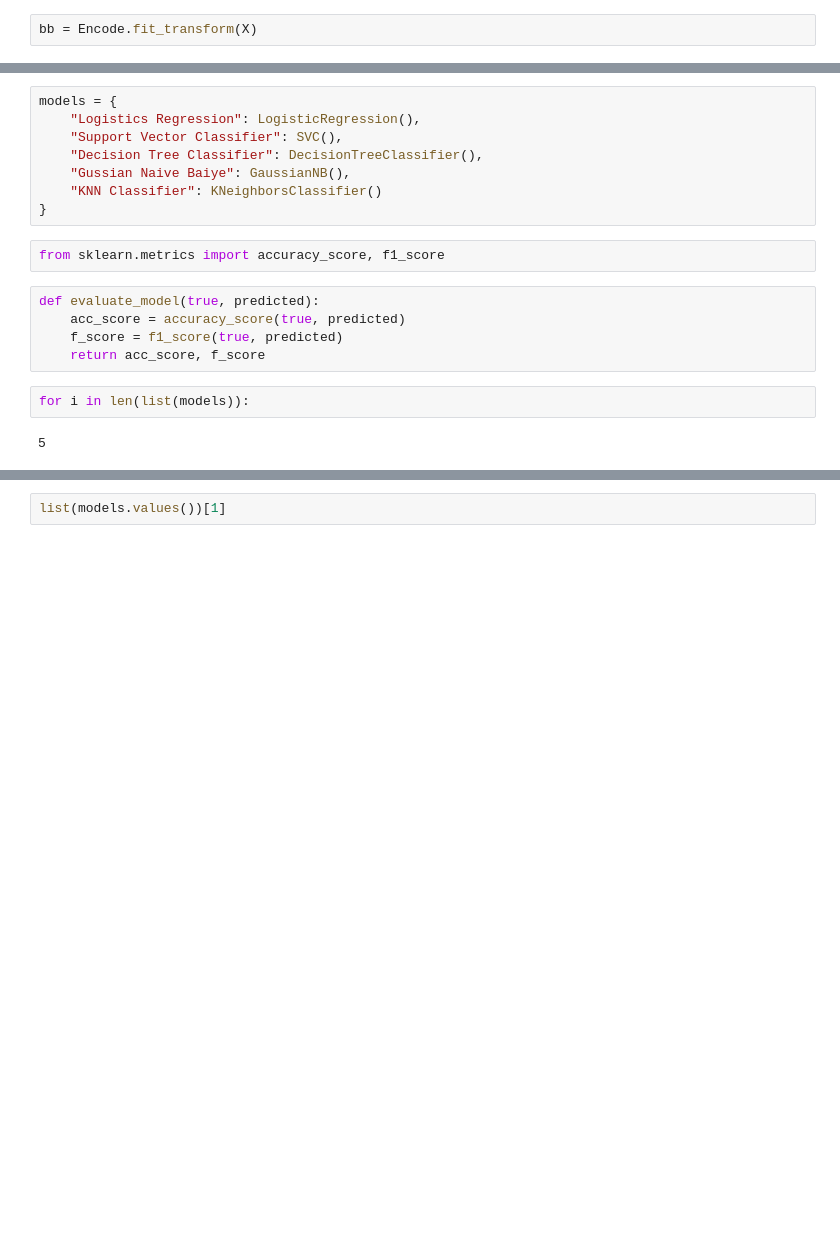
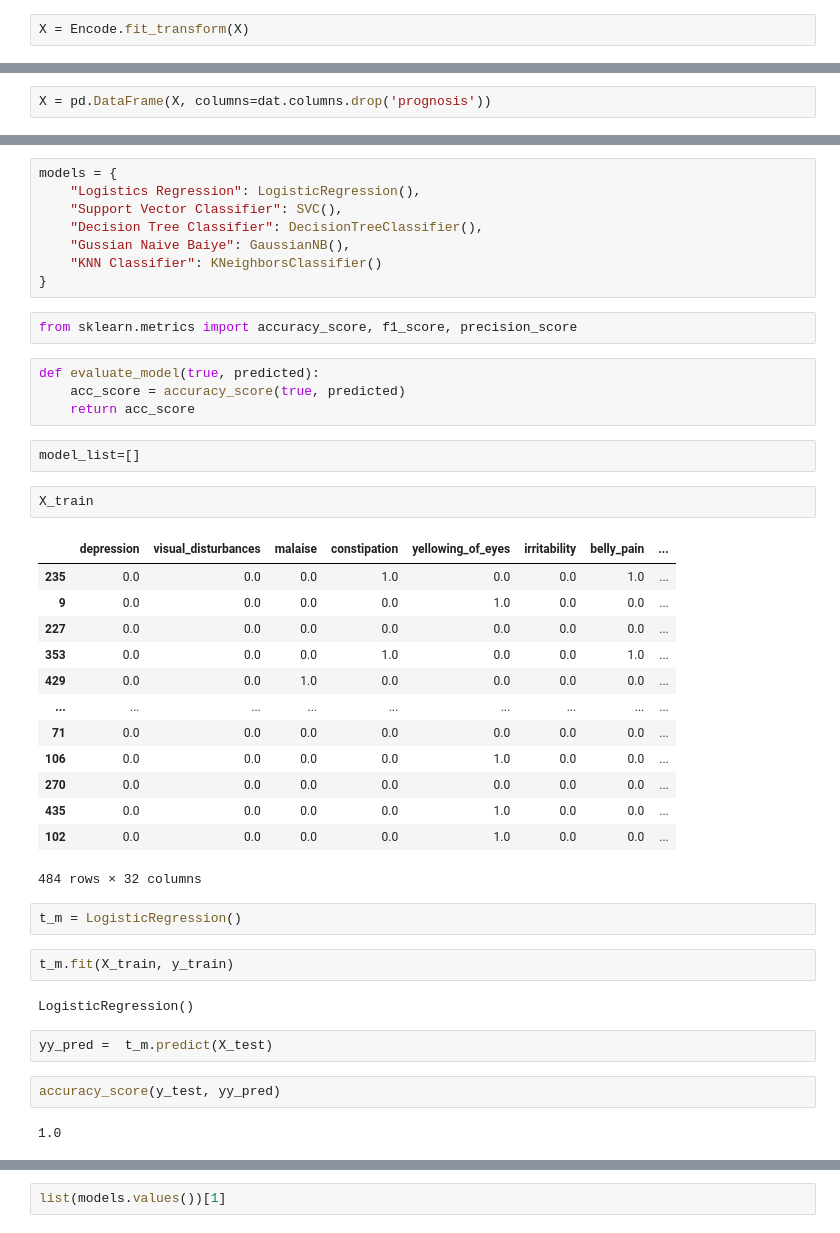
Before and after one commit to suleimanyyy/Disease_Detector, a Jupyter notebook: research/EDA.ipynb, the cells around one changed output, grey strips where cells are left out. Cells and saved outputs as stored; diff of their text form; blank space fills up the shorter version.

```diff
--- a/research/EDA.ipynb
+++ b/research/EDA.ipynb
@@ -495,4 +532,4 @@ from sklearn.preprocessing import OrdinalEncoder
 # %%
 Encode = OrdinalEncoder()
 # %%
-bb = Encode.fit_transform(X)
+X = Encode.fit_transform(X)
@@ -519,3 +546,5 @@ pd.DataFrame(bb, columns=X.columns)
+# %%
+X = pd.DataFrame(X, columns=dat.columns.drop('prognosis'))
 # %%
 from sklearn.model_selection import train_test_split
 # %%
@@ -536,13 +565,38 @@ models = {
     "KNN Classifier": KNeighborsClassifier()
 }
 # %%
-from sklearn.metrics import accuracy_score, f1_score
+from sklearn.metrics import accuracy_score, f1_score, precision_score
 # %%
 def evaluate_model(true, predicted):
     acc_score = accuracy_score(true, predicted)
-    f_score = f1_score(true, predicted)
-    return acc_score, f_score
+    return acc_score
-# %%
-for i in len(list(models)):
-# %% [output]
-5
+# %%
+model_list=[]
+# %%
+X_train
+# %% [output]
+|  | depression | visual_disturbances | malaise | constipation | yellowing_of_eyes | irritability | belly_pain | ... |
+| 235 | 0.0 | 0.0 | 0.0 | 1.0 | 0.0 | 0.0 | 1.0 | ... |
+| 9 | 0.0 | 0.0 | 0.0 | 0.0 | 1.0 | 0.0 | 0.0 | ... |
+| 227 | 0.0 | 0.0 | 0.0 | 0.0 | 0.0 | 0.0 | 0.0 | ... |
+| 353 | 0.0 | 0.0 | 0.0 | 1.0 | 0.0 | 0.0 | 1.0 | ... |
+| 429 | 0.0 | 0.0 | 1.0 | 0.0 | 0.0 | 0.0 | 0.0 | ... |
+| ... | ... | ... | ... | ... | ... | ... | ... | ... |
+| 71 | 0.0 | 0.0 | 0.0 | 0.0 | 0.0 | 0.0 | 0.0 | ... |
+| 106 | 0.0 | 0.0 | 0.0 | 0.0 | 1.0 | 0.0 | 0.0 | ... |
+| 270 | 0.0 | 0.0 | 0.0 | 0.0 | 0.0 | 0.0 | 0.0 | ... |
+| 435 | 0.0 | 0.0 | 0.0 | 0.0 | 1.0 | 0.0 | 0.0 | ... |
+| 102 | 0.0 | 0.0 | 0.0 | 0.0 | 1.0 | 0.0 | 0.0 | ... |
+484 rows × 32 columns
+# %%
+t_m = LogisticRegression()
+# %%
+t_m.fit(X_train, y_train)
+# %% [output]
+LogisticRegression()
+# %%
+yy_pred =  t_m.predict(X_test)
+# %%
+accuracy_score(y_test, yy_pred)
+# %% [output]
+1.0
```
Also changed, not shown: parts of 28 cells of this notebook, 14 other files.
